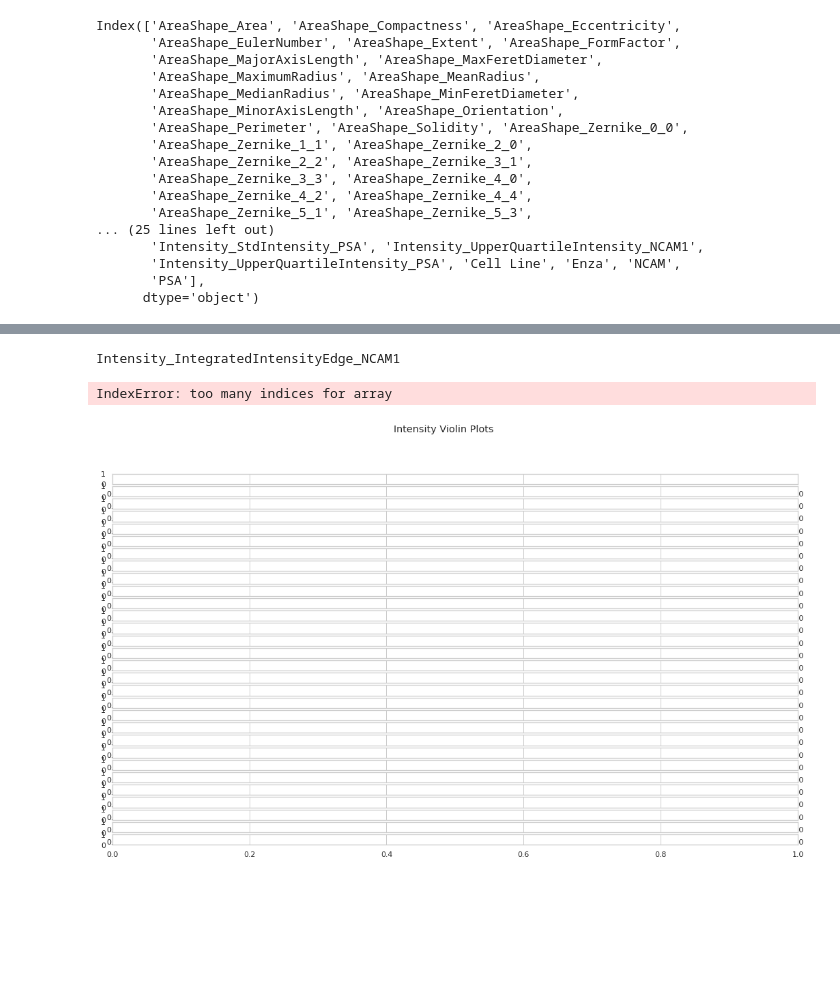
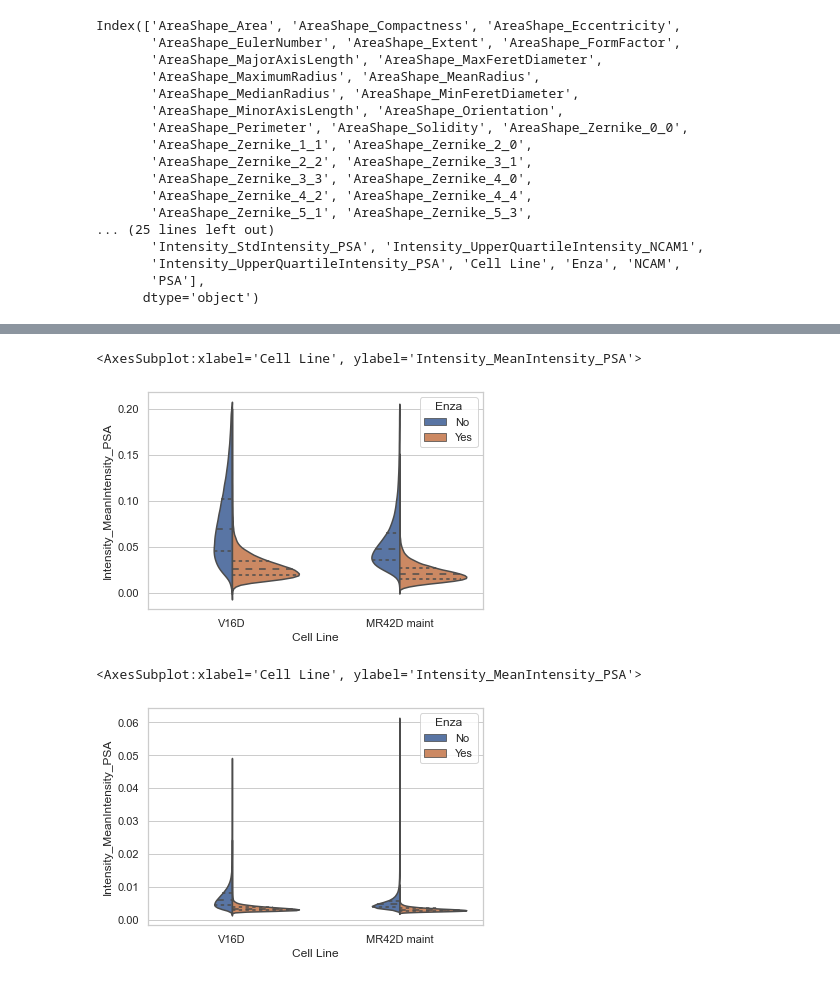
Before and after one commit to halliganbs/violin_facet_gird, a Jupyter notebook: violin_plot.ipynb, the cells around one changed output, grey strips where cells are left out. Saved outputs shown, nothing was run; the diff lists cells and outputs as text; code cells hidden in the pictures; blank space fills up the shorter version.

```diff
--- a/violin_plot.ipynb
+++ b/violin_plot.ipynb
@@ -176,14 +139,20 @@ Index(['AreaShape_Area', 'AreaShape_Center_X', 'AreaShape_Center_Y',
-# %%
-intensities = df_intensity.columns.tolist()
-print(intensities[0])
-# %% [output]
-Intensity_IntegratedIntensityEdge_NCAM1
-# %%
-s =len(intensities)-4
-fig, axes = plt.subplots(s, 1, figsize=(18,10))
-fig.suptitle('Intensity Violin Plots')
-for n in range(s):
-    sns.violinplot(ax=axes[n, 0], data = df_intensity, y=intensities[n], x='Cell Line', hue='Enza', split=True,inner="quartile")
-# %% [output]
-IndexError: too many indices for array
-[figure, removed]
+# %%
+'''
+Intensity_MeanIntensity_PSA w/ENZA normal violin or split on cell line
+Intensity_IntegratedIntensity_NCAM1 w/ENZA
+MR42D above +- enza split violin
+
+0->0.3
+'''
+fd = df_scaled.loc[df_scaled['Intensity_MeanIntensity_PSA']<=0.2]
+
+sns.violinplot(data = fd, y='Intensity_MeanIntensity_PSA', x='Cell Line', hue='Enza', split=True, inner="quartile")
+# %% [output]
+<AxesSubplot:xlabel='Cell Line', ylabel='Intensity_MeanIntensity_PSA'>
+[figure, added]
+# %%
+fd = df_scaled.loc[df_scaled['Intensity_MeanIntensity_PSA']<=0.2]
+sns.violinplot(data = df, y='Intensity_MeanIntensity_PSA', x='Cell Line', hue='Enza', split=True, inner="quartile")
+# %% [output]
+<AxesSubplot:xlabel='Cell Line', ylabel='Intensity_MeanIntensity_PSA'>
+[figure, added]
```
Also changed, not shown: parts of 15 cells of this notebook.
